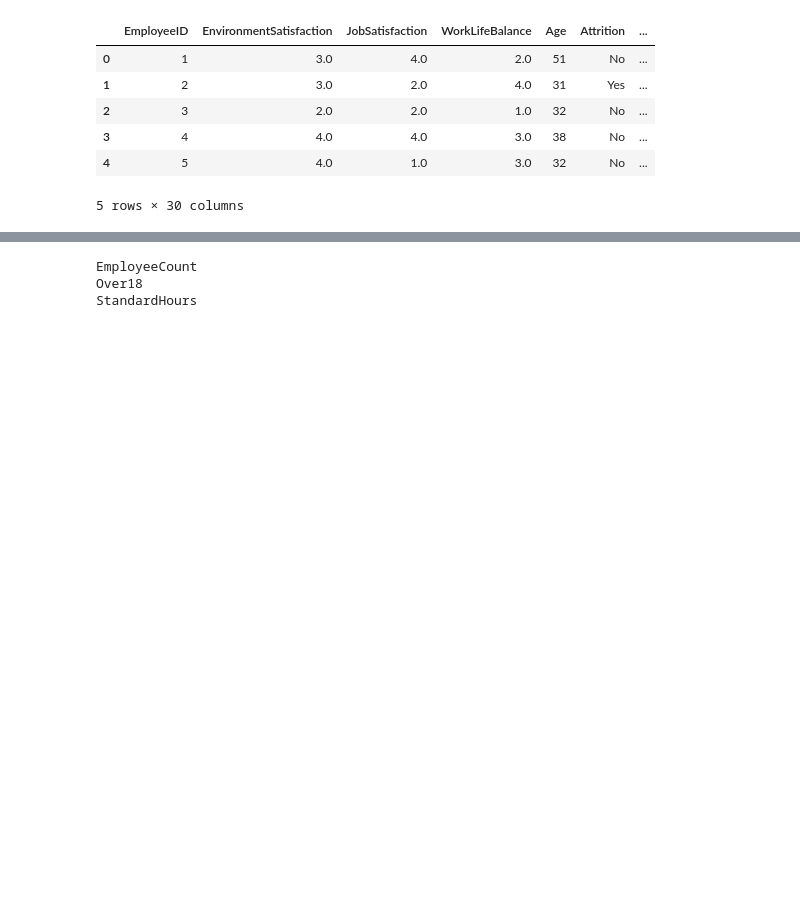
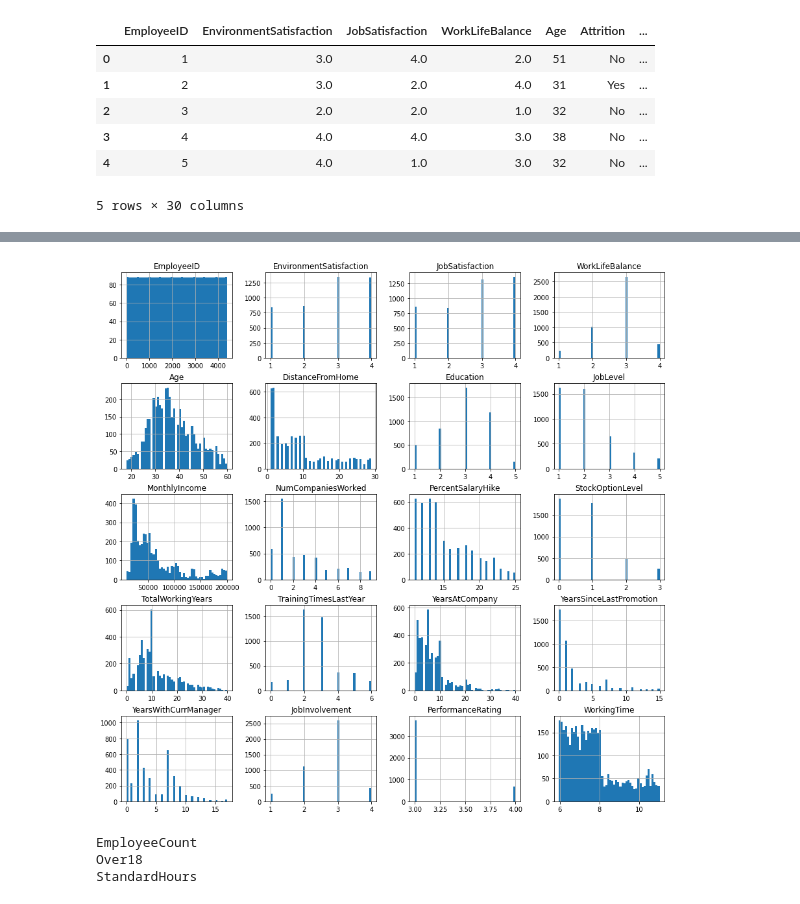
Before and after one commit to itsyanis/Machine-Learning-Project, a Jupyter notebook: Livrable_Projet IA.ipynb, the cells around one changed output, grey strips where cells are left out. Cells and saved outputs as stored; diff of their text form; code cells hidden in the pictures; blank space fills up the shorter version.

```diff
--- a/Livrable_Projet IA.ipynb
+++ b/Livrable_Projet IA.ipynb
@@ -153,3 +190,8 @@ data_merged.head()
+# %%
+data_merged.hist(bins=50, figsize=(15, 15))
+plt.show()
+# %% [output]
+[figure, added]
 # %%
 # Suppression des colonne contenant des données non pertinante
 def drop_irrelevant_data(dataFrame):
```
Also changed, not shown: parts of 16 cells of this notebook.
